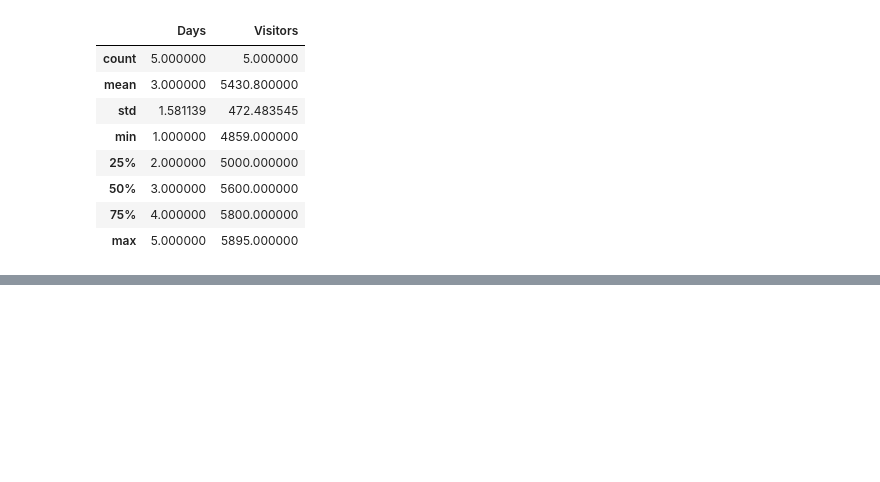
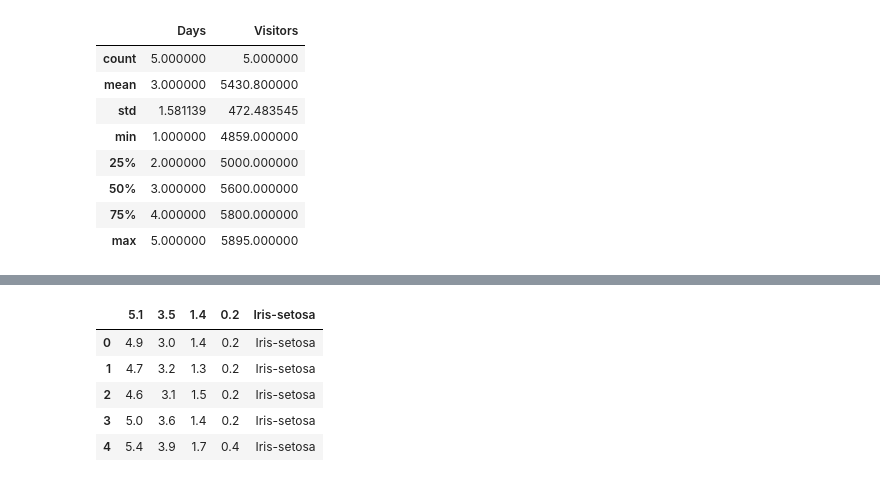
Before and after one commit to CodeByDeepankar/CTTC-AIML, a Jupyter notebook: Day8.ipynb, the cells around one changed output, grey strips where cells are left out. Saved outputs shown, nothing was run; the diff lists cells and outputs as text; code cells hidden in the pictures; blank space fills up the shorter version.

```diff
--- a/Day8.ipynb
+++ b/Day8.ipynb
@@ -313,0 +355,10 @@ df.describe()
+# %%
+df = pd.DataFrame(iris)
+df.head()
+# %% [output]
+|  | 5.1 | 3.5 | 1.4 | 0.2 | Iris-setosa |
+| 0 | 4.9 | 3.0 | 1.4 | 0.2 | Iris-setosa |
+| 1 | 4.7 | 3.2 | 1.3 | 0.2 | Iris-setosa |
+| 2 | 4.6 | 3.1 | 1.5 | 0.2 | Iris-setosa |
+| 3 | 5.0 | 3.6 | 1.4 | 0.2 | Iris-setosa |
+| 4 | 5.4 | 3.9 | 1.7 | 0.4 | Iris-setosa |
```
Also changed, not shown: parts of 4 cells of this notebook, 6 other files.
